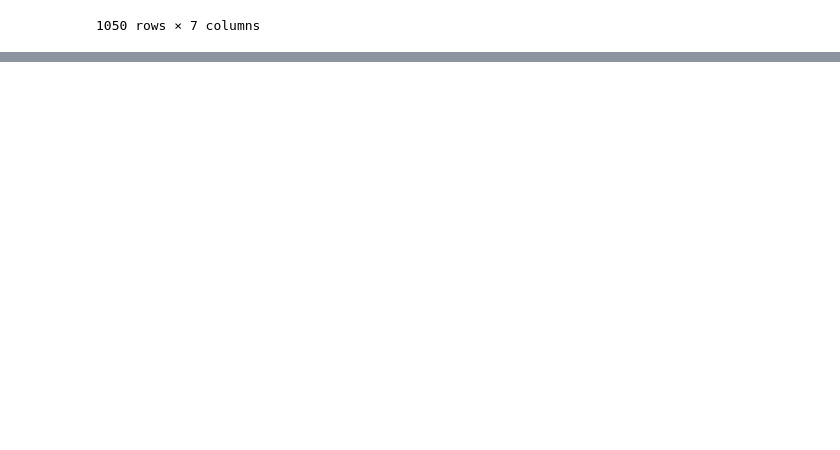
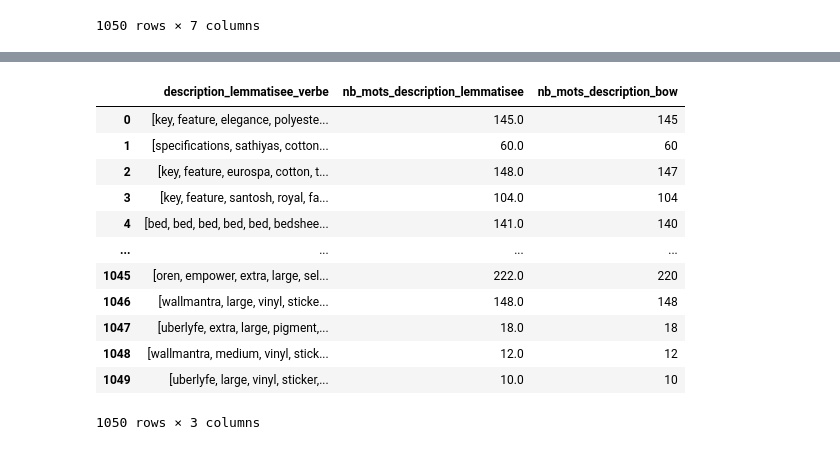
Before and after one commit to sebastienbourgeois/oc-p6-classifier-biens-consommation, a Jupyter notebook: P6_01_notebook.ipynb, the cells around one changed output, grey strips where cells are left out. Saved outputs shown, nothing was run; the diff lists cells and outputs as text; code cells hidden in the pictures; blank space fills up the shorter version.

Commit message:
Début de la construction du bag-of-words 1-gram

```diff
--- a/P6_01_notebook.ipynb
+++ b/P6_01_notebook.ipynb
@@ -443,0 +458,33 @@ descriptions
+# %%
+liste_descriptions_lemmatisees = bag_of_words_lemme["description_lemmatisee_txt"].to_list()
+# %%
+from sklearn.feature_extraction.text import CountVectorizer
+
+cv = CountVectorizer() #to take max features(columns), 2500
+x = cv.fit_transform(liste_descriptions_lemmatisees).toarray()
+liste_vocabulaire = cv.get_feature_names()
+bag_of_words = pd.DataFrame(data=x, columns=liste_vocabulaire)
+bag_of_words_lemme = pd.concat([bag_of_words_lemme, bag_of_words], axis=1)
+# %%
+verif = pd.DataFrame(bag_of_words_lemme["description_lemmatisee_verbe"].copy())
+# %%
+for index_ligne, ligne in verif.iterrows():
+    verif.loc[index_ligne, "nb_mots_description_lemmatisee"] = len(verif["description_lemmatisee_verbe"][index_ligne])
+
+verif["nb_mots_description_bow"] = bag_of_words_lemme[liste_vocabulaire].sum(axis=1)
+# %%
+verif
+# %% [output]
+|  | description_lemmatisee_verbe | nb_mots_description_lemmatisee | nb_mots_description_bow |
+| 0 | [key, feature, elegance, polyeste... | 145.0 | 145 |
+| 1 | [specifications, sathiyas, cotton... | 60.0 | 60 |
+| 2 | [key, feature, eurospa, cotton, t... | 148.0 | 147 |
+| 3 | [key, feature, santosh, royal, fa... | 104.0 | 104 |
+| 4 | [bed, bed, bed, bed, bed, bedshee... | 141.0 | 140 |
+| ... | ... | ... | ... |
+| 1045 | [oren, empower, extra, large, sel... | 222.0 | 220 |
+| 1046 | [wallmantra, large, vinyl, sticke... | 148.0 | 148 |
+| 1047 | [uberlyfe, extra, large, pigment,... | 18.0 | 18 |
+| 1048 | [wallmantra, medium, vinyl, stick... | 12.0 | 12 |
+| 1049 | [uberlyfe, large, vinyl, sticker,... | 10.0 | 10 |
+1050 rows × 3 columns
```
Also changed, not shown: parts of 10 cells of this notebook.
